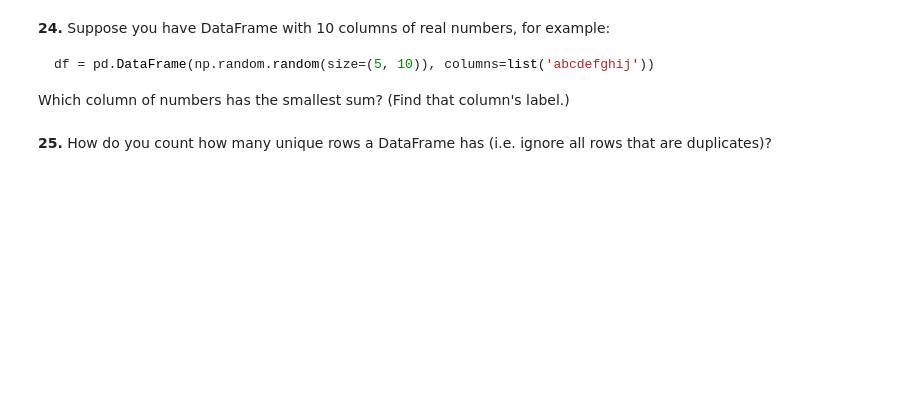
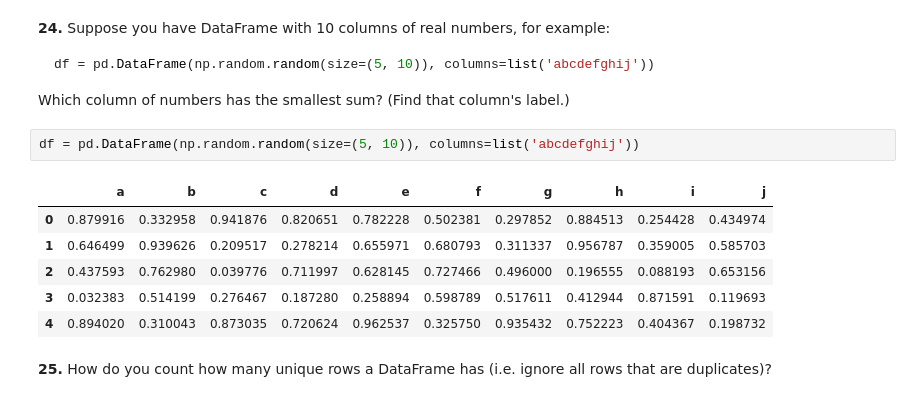
Before and after one commit to androidjp/training-TensorFlow, a Jupyter notebook: practice-pandas/60-pandas-exercises.ipynb, the cells around one changed output. Drawn from its saved outputs; the diff is of its cells as text; blank space fills up the shorter version.

````diff
--- a/practice-pandas/60-pandas-exercises.ipynb
+++ b/practice-pandas/60-pandas-exercises.ipynb
@@ -293,5 +318,14 @@ how do you subtract the row mean from each element in the row?
 df = pd.DataFrame(np.random.random(size=(5, 10)), columns=list('abcdefghij'))
 ```
 Which column of numbers has the smallest sum? (Find that column's label.)
+# %%
+df = pd.DataFrame(np.random.random(size=(5, 10)), columns=list('abcdefghij'))
+# %% [output]
+|  | a | b | c | d | e | f | g | h | i | j |
+| 0 | 0.879916 | 0.332958 | 0.941876 | 0.820651 | 0.782228 | 0.502381 | 0.297852 | 0.884513 | 0.254428 | 0.434974 |
+| 1 | 0.646499 | 0.939626 | 0.209517 | 0.278214 | 0.655971 | 0.680793 | 0.311337 | 0.956787 | 0.359005 | 0.585703 |
+| 2 | 0.437593 | 0.762980 | 0.039776 | 0.711997 | 0.628145 | 0.727466 | 0.496000 | 0.196555 | 0.088193 | 0.653156 |
+| 3 | 0.032383 | 0.514199 | 0.276467 | 0.187280 | 0.258894 | 0.598789 | 0.517611 | 0.412944 | 0.871591 | 0.119693 |
+| 4 | 0.894020 | 0.310043 | 0.873035 | 0.720624 | 0.962537 | 0.325750 | 0.935432 | 0.752223 | 0.404367 | 0.198732 |
 # %% [markdown]
 **25.** How do you count how many unique rows a DataFrame has (i.e. ignore all rows that are duplicates)?
````
Also changed, not shown: parts of 10 cells of this notebook.
